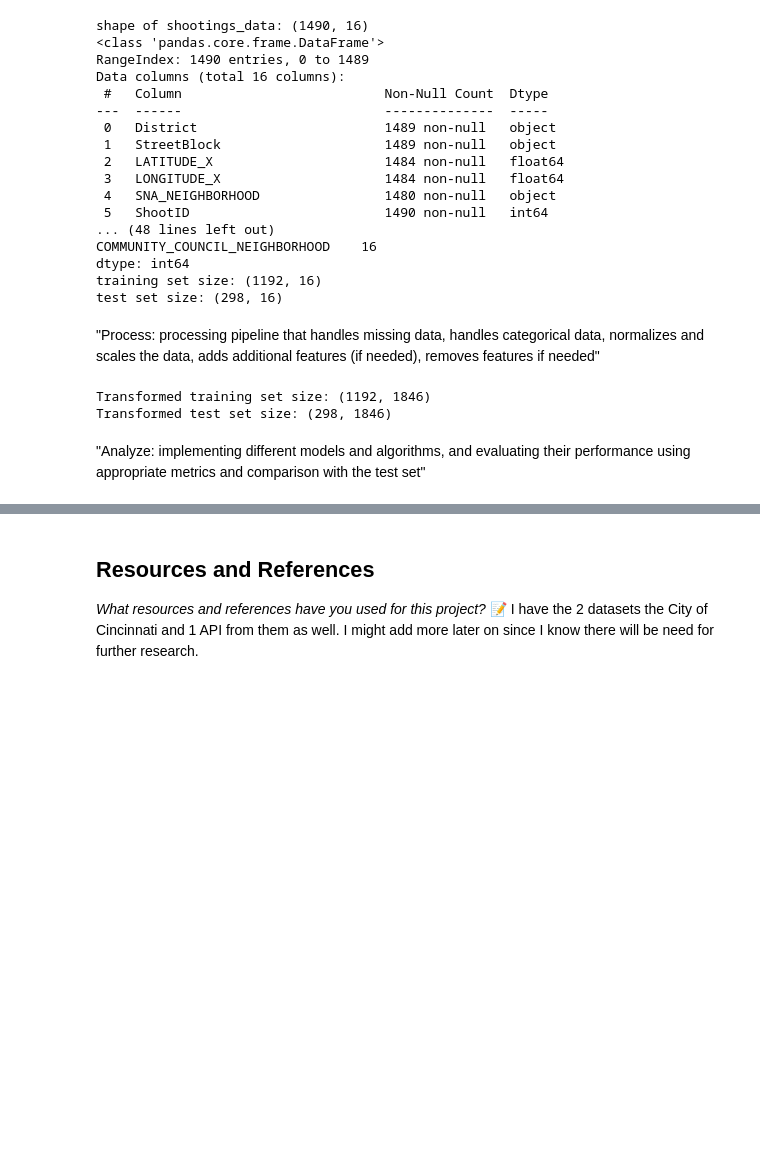
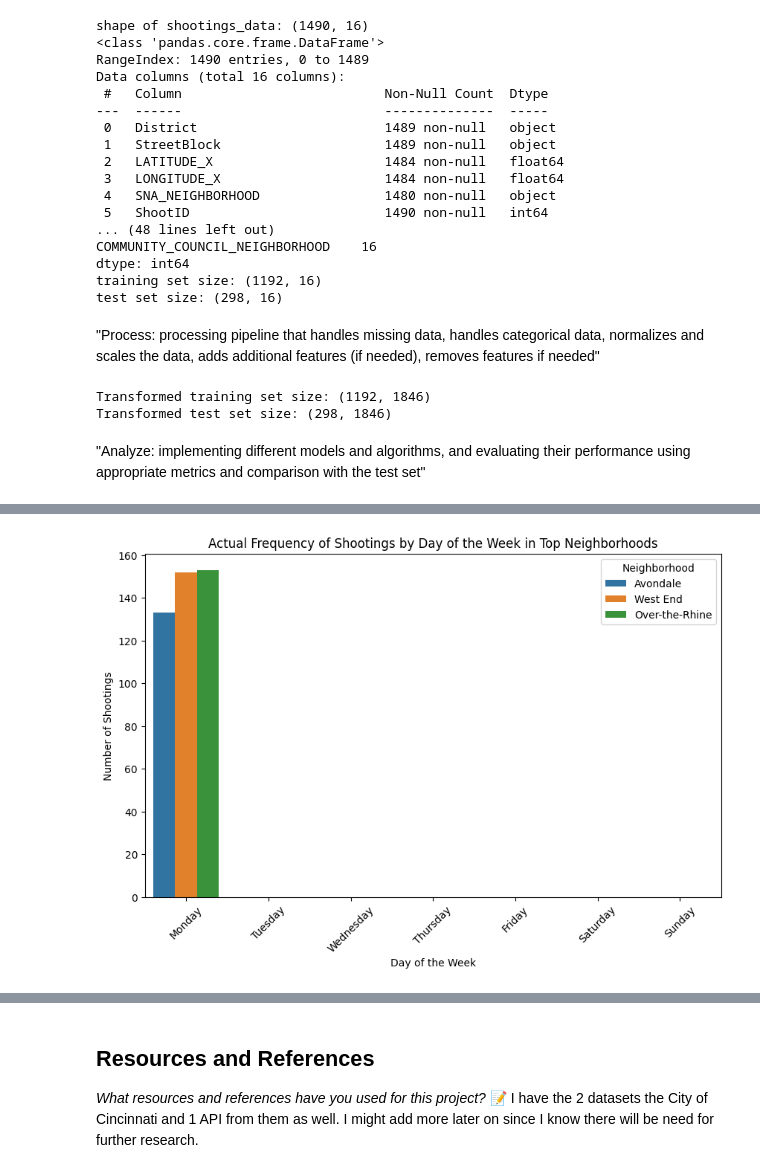
Before and after one commit to IT4063C-Fall24/final-project-chariyachhay, a Jupyter notebook: source.ipynb, the cells around one changed output, grey strips where cells are left out. Drawn from its saved outputs; the diff is of its cells as text; code cells hidden in the pictures; blank space fills up the shorter version.

```diff
--- a/source.ipynb
+++ b/source.ipynb
@@ -626,0 +723,81 @@ KeyboardInterrupt:
+# %%
+import pandas as pd
+import matplotlib.pyplot as plt
+import seaborn as sns
+from sklearn.model_selection import train_test_split
+from sklearn.ensemble import RandomForestClassifier
+from sklearn.metrics import classification_report
+
+# Step 1: Load the data
+file_path = r'C:\Users\chari\Documents\Data Tech Analytics\CPD_Reported_Shootings_20241026.csv'
+df = pd.read_csv(file_path)
+
+# Step 2: Preprocess the data
+# Combine date and time to create 'DateTimeOccurred'
+df['DateTimeOccurred'] = pd.to_datetime(
+    df['DateOccurred'].astype(str) + ' ' + df['TimeOccurred'].astype(str),
+    format='%Y-%m-%d %H:%M:%S',  # Adjust the format to your data
+    errors='coerce'
+)
+
+# Extract the Day of the Week from DateTimeOccurred
+df['DayOfWeekOccurred'] = df['DateTimeOccurred'].dt.dayofweek  # 0 = Monday, 6 = Sunday
+
+# Handle missing values without using inplace=True
+df['DayOfWeekOccurred'] = df['DayOfWeekOccurred'].fillna(0)  # Fill missing day values with Monday (0)
+df['SNA_NEIGHBORHOOD'] = df['SNA_NEIGHBORHOOD'].fillna('Unknown')  # Fill missing neighborhood values
+
+# Step 3: Focus on top neighborhoods
+top_neighborhoods = df['SNA_NEIGHBORHOOD'].value_counts().nlargest(3).index
+df_top = df[df['SNA_NEIGHBORHOOD'].isin(top_neighborhoods)]
+
+# Step 4: Select features and target
+X = pd.get_dummies(df_top[['SNA_NEIGHBORHOOD']], drop_first=True)
+y = df_top['DayOfWeekOccurred']  # Predicting the Day of the Week
+
+# Step 5: Split data into training and testing sets
+X_train, X_test, y_train, y_test = train_test_split(X, y, test_size=0.2, random_state=42)
+
+# Step 6: Train a classifier
+model = RandomForestClassifier(random_state=42)
+model.fit(X_train, y_train)
+
+# Step 7: Make predictions
+y_pred = model.predict(X_test)
+
+# Step 8: Evaluate the model
+print("Classification Report:\n", classification_report(y_test, y_pred, zero_division=1))
+
+# Step 9: Visualize actual shooting data - Bar Plot for Frequency of Shootings by Day of the Week
+# Create a mapping for days of the week for readability
+day_map = {0: 'Monday', 1: 'Tuesday', 2: 'Wednesday', 3: 'Thursday', 4: 'Friday', 5: 'Saturday', 6: 'Sunday'}
+df_top.loc[:, 'DayOfWeekName'] = df_top['DayOfWeekOccurred'].map(day_map)
+
+# Bar plot showing the actual shootings frequency by day of the week for top neighborhoods
+plt.figure(figsize=(10, 6))
+sns.countplot(data=df_top, x='DayOfWeekName', hue='SNA_NEIGHBORHOOD', order=['Monday', 'Tuesday', 'Wednesday', 'Thursday', 'Friday', 'Saturday', 'Sunday'])
+plt.title('Actual Frequency of Shootings by Day of the Week in Top Neighborhoods')
+plt.xlabel('Day of the Week')
+plt.ylabel('Number of Shootings')
+plt.xticks(rotation=45)
+plt.legend(title='Neighborhood', loc='upper right')
+plt.show()
+
+# Step 10: Visualize predicted shooting data - Line Plot for Predicted Days of the Week
+
+# Create a DataFrame for predicted days of the week
+pred_df = pd.DataFrame({'PredictedDay': pd.Series(y_pred)})
+
+# Count the occurrences of each predicted day
+pred_counts = pred_df['PredictedDay'].value_counts().sort_index()
+
+# Create a line plot for predicted frequencies (for all days)
+plt.figure(figsize=(10, 6))
+pred_counts.plot(kind='line', marker='o', linestyle='-', color='b')
+plt.title('Predicted Frequencies of Shootings by Day of the Week')
+plt.xlabel('Day of the Week')
+plt.ylabel('Predicted Number of Shootings')
+plt.xticks(ticks=range(7), labels=['Monday', 'Tuesday', 'Wednesday', 'Thursday', 'Friday', 'Saturday', 'Sunday'])
+plt.grid(True)
+plt.show()
+# %% [output]
@@ -626,0 +817 @@ KeyboardInterrupt:
+[figure, added]
```
Also changed, not shown: parts of 9 cells of this notebook.
